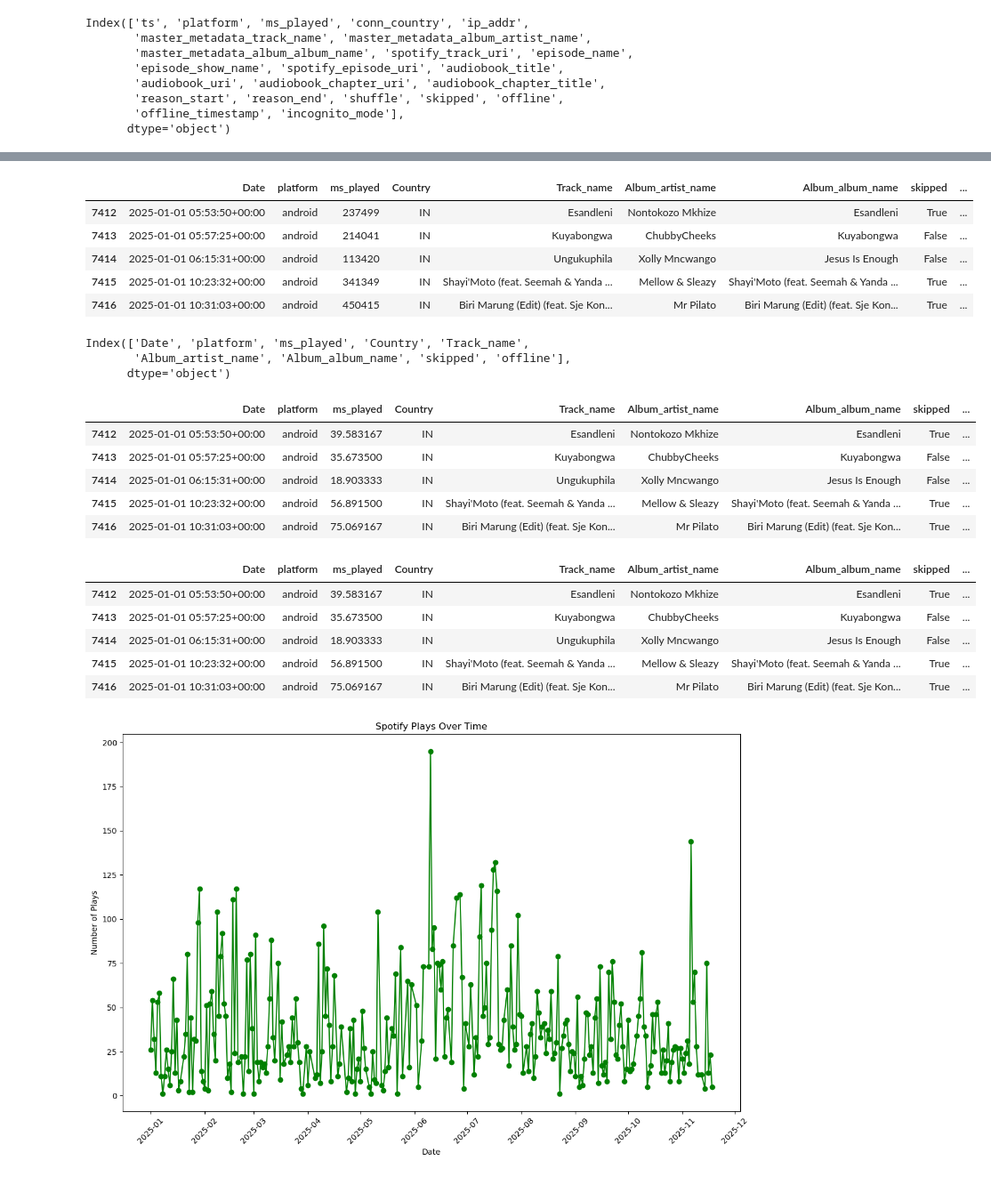
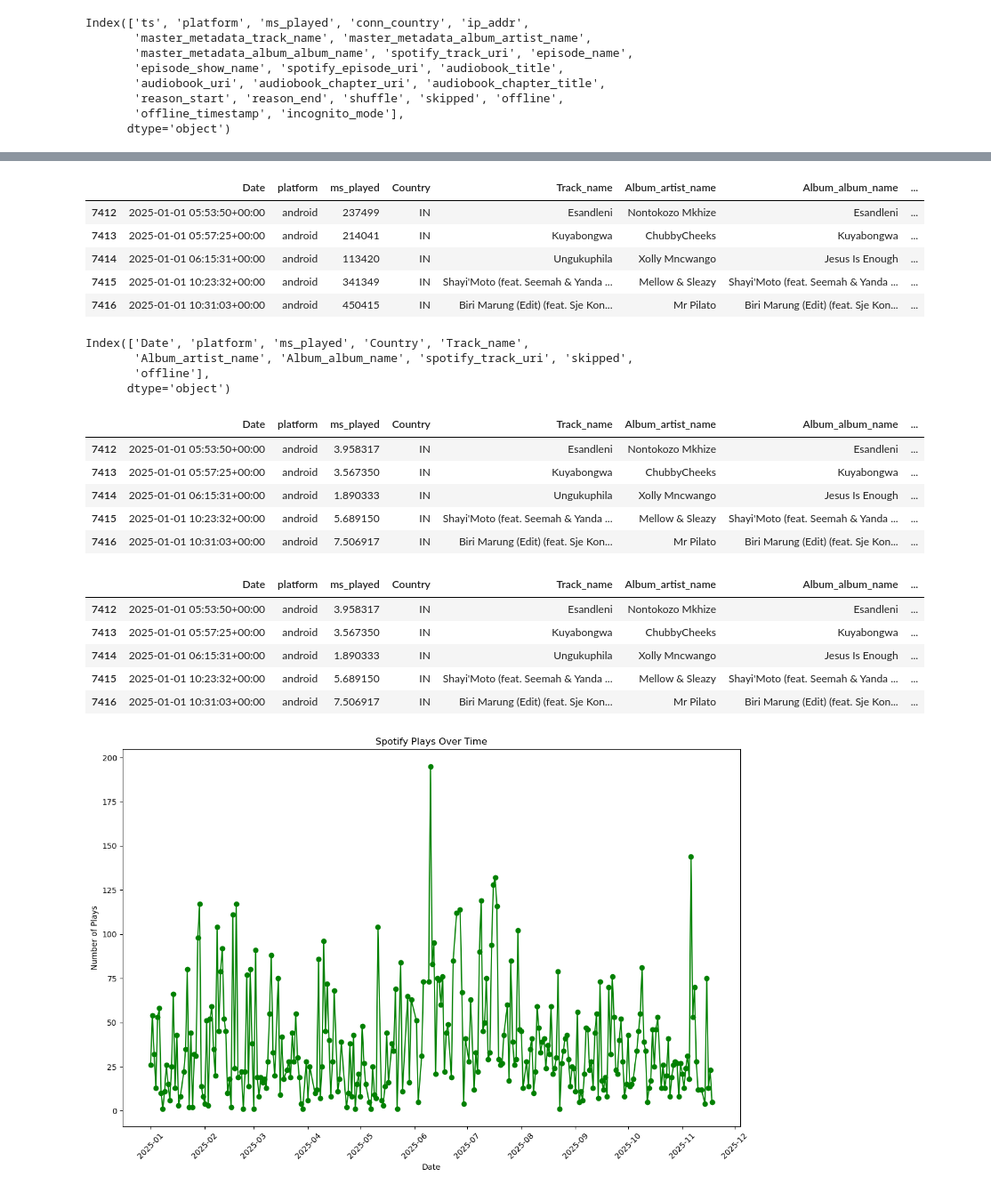
Before and after one commit to Elma-Fortunate/Elma-Fortunate, a Jupyter notebook: My Spotify Wrapped 2025.ipynb, the cells around one changed output, grey strips where cells are left out. Shown: that part at 89% size. Drawn from its saved outputs; the diff is of its cells as text; code cells hidden in the pictures.

```diff
--- a/My Spotify Wrapped 2025.ipynb
+++ b/My Spotify Wrapped 2025.ipynb
@@ -131,7 +163,7 @@ spotify_25.rename(columns = {
 )
 # %%
 #Removing unwanted columns
-spotify_25.drop(columns={'ip_addr','spotify_track_uri', 'episode_name',
+spotify_25.drop(columns={'ip_addr', 'episode_name',
        'episode_show_name', 'spotify_episode_uri', 'audiobook_title',
        'audiobook_uri', 'audiobook_chapter_uri', 'audiobook_chapter_title',
        'reason_start', 'reason_end', 'shuffle','offline_timestamp', 'incognito_mode'}, inplace= True)
@@ -138,29 +185,33 @@ spotify_25.drop(columns={'ip_addr','spotify_track_uri', 'episode_name',
+# %%
+#Removing null values
+spotify_25.dropna(inplace= True)
 # %%
 spotify_25.head()
 # %% [output]
-|  | Date | platform | ms_played | Country | Track_name | Album_artist_name | Album_album_name | skipped | ... |
-| 7412 | 2025-01-01 05:53:50+00:00 | android | 237499 | IN | Esandleni | Nontokozo Mkhize | Esandleni | True | ... |
-| 7413 | 2025-01-01 05:57:25+00:00 | android | 214041 | IN | Kuyabongwa | ChubbyCheeks | Kuyabongwa | False | ... |
-| 7414 | 2025-01-01 06:15:31+00:00 | android | 113420 | IN | Ungukuphila | Xolly Mncwango | Jesus Is Enough | False | ... |
-| 7415 | 2025-01-01 10:23:32+00:00 | android | 341349 | IN | Shayi'Moto (feat. Seemah & Yanda ... | Mellow & Sleazy | Shayi'Moto (feat. Seemah & Yanda ... | True | ... |
-| 7416 | 2025-01-01 10:31:03+00:00 | android | 450415 | IN | Biri Marung (Edit) (feat. Sje Kon... | Mr Pilato | Biri Marung (Edit) (feat. Sje Kon... | True | ... |
+|  | Date | platform | ms_played | Country | Track_name | Album_artist_name | Album_album_name | ... |
+| 7412 | 2025-01-01 05:53:50+00:00 | android | 237499 | IN | Esandleni | Nontokozo Mkhize | Esandleni | ... |
+| 7413 | 2025-01-01 05:57:25+00:00 | android | 214041 | IN | Kuyabongwa | ChubbyCheeks | Kuyabongwa | ... |
+| 7414 | 2025-01-01 06:15:31+00:00 | android | 113420 | IN | Ungukuphila | Xolly Mncwango | Jesus Is Enough | ... |
+| 7415 | 2025-01-01 10:23:32+00:00 | android | 341349 | IN | Shayi'Moto (feat. Seemah & Yanda ... | Mellow & Sleazy | Shayi'Moto (feat. Seemah & Yanda ... | ... |
+| 7416 | 2025-01-01 10:31:03+00:00 | android | 450415 | IN | Biri Marung (Edit) (feat. Sje Kon... | Mr Pilato | Biri Marung (Edit) (feat. Sje Kon... | ... |
 # %%
 spotify_25.columns
 # %% [output]
 Index(['Date', 'platform', 'ms_played', 'Country', 'Track_name',
-       'Album_artist_name', 'Album_album_name', 'skipped', 'offline'],
+       'Album_artist_name', 'Album_album_name', 'spotify_track_uri', 'skipped',
+       'offline'],
       dtype='object')
 # %%
 #Covert milliseconds to minutes
-spotify_25['ms_played']= spotify_25['ms_played']/6000
+spotify_25['ms_played']= (spotify_25['ms_played']/1000 / 60)
 spotify_25.head()
 # %% [output]
-|  | Date | platform | ms_played | Country | Track_name | Album_artist_name | Album_album_name | skipped | ... |
-| 7412 | 2025-01-01 05:53:50+00:00 | android | 39.583167 | IN | Esandleni | Nontokozo Mkhize | Esandleni | True | ... |
-| 7413 | 2025-01-01 05:57:25+00:00 | android | 35.673500 | IN | Kuyabongwa | ChubbyCheeks | Kuyabongwa | False | ... |
-| 7414 | 2025-01-01 06:15:31+00:00 | android | 18.903333 | IN | Ungukuphila | Xolly Mncwango | Jesus Is Enough | False | ... |
-| 7415 | 2025-01-01 10:23:32+00:00 | android | 56.891500 | IN | Shayi'Moto (feat. Seemah & Yanda ... | Mellow & Sleazy | Shayi'Moto (feat. Seemah & Yanda ... | True | ... |
-| 7416 | 2025-01-01 10:31:03+00:00 | android | 75.069167 | IN | Biri Marung (Edit) (feat. Sje Kon... | Mr Pilato | Biri Marung (Edit) (feat. Sje Kon... | True | ... |
+|  | Date | platform | ms_played | Country | Track_name | Album_artist_name | Album_album_name | ... |
+| 7412 | 2025-01-01 05:53:50+00:00 | android | 3.958317 | IN | Esandleni | Nontokozo Mkhize | Esandleni | ... |
+| 7413 | 2025-01-01 05:57:25+00:00 | android | 3.567350 | IN | Kuyabongwa | ChubbyCheeks | Kuyabongwa | ... |
+| 7414 | 2025-01-01 06:15:31+00:00 | android | 1.890333 | IN | Ungukuphila | Xolly Mncwango | Jesus Is Enough | ... |
+| 7415 | 2025-01-01 10:23:32+00:00 | android | 5.689150 | IN | Shayi'Moto (feat. Seemah & Yanda ... | Mellow & Sleazy | Shayi'Moto (feat. Seemah & Yanda ... | ... |
+| 7416 | 2025-01-01 10:31:03+00:00 | android | 7.506917 | IN | Biri Marung (Edit) (feat. Sje Kon... | Mr Pilato | Biri Marung (Edit) (feat. Sje Kon... | ... |
 # %%
 #Extract year, month, day, hour
 spotify_25['Year']= spotify_25['Date'].dt.year
@@ -173,12 +224,12 @@ spotify_25['Hour']= spotify_25['Date'].dt.hour
 
 spotify_25.head()
 # %% [output]
-|  | Date | platform | ms_played | Country | Track_name | Album_artist_name | Album_album_name | skipped | ... |
-| 7412 | 2025-01-01 05:53:50+00:00 | android | 39.583167 | IN | Esandleni | Nontokozo Mkhize | Esandleni | True | ... |
-| 7413 | 2025-01-01 05:57:25+00:00 | android | 35.673500 | IN | Kuyabongwa | ChubbyCheeks | Kuyabongwa | False | ... |
-| 7414 | 2025-01-01 06:15:31+00:00 | android | 18.903333 | IN | Ungukuphila | Xolly Mncwango | Jesus Is Enough | False | ... |
-| 7415 | 2025-01-01 10:23:32+00:00 | android | 56.891500 | IN | Shayi'Moto (feat. Seemah & Yanda ... | Mellow & Sleazy | Shayi'Moto (feat. Seemah & Yanda ... | True | ... |
-| 7416 | 2025-01-01 10:31:03+00:00 | android | 75.069167 | IN | Biri Marung (Edit) (feat. Sje Kon... | Mr Pilato | Biri Marung (Edit) (feat. Sje Kon... | True | ... |
+|  | Date | platform | ms_played | Country | Track_name | Album_artist_name | Album_album_name | ... |
+| 7412 | 2025-01-01 05:53:50+00:00 | android | 3.958317 | IN | Esandleni | Nontokozo Mkhize | Esandleni | ... |
+| 7413 | 2025-01-01 05:57:25+00:00 | android | 3.567350 | IN | Kuyabongwa | ChubbyCheeks | Kuyabongwa | ... |
+| 7414 | 2025-01-01 06:15:31+00:00 | android | 1.890333 | IN | Ungukuphila | Xolly Mncwango | Jesus Is Enough | ... |
+| 7415 | 2025-01-01 10:23:32+00:00 | android | 5.689150 | IN | Shayi'Moto (feat. Seemah & Yanda ... | Mellow & Sleazy | Shayi'Moto (feat. Seemah & Yanda ... | ... |
+| 7416 | 2025-01-01 10:31:03+00:00 | android | 7.506917 | IN | Biri Marung (Edit) (feat. Sje Kon... | Mr Pilato | Biri Marung (Edit) (feat. Sje Kon... | ... |
 # %%
 #Number of tracks played per day
 
```
Also changed, not shown: parts of 30 cells of this notebook.
